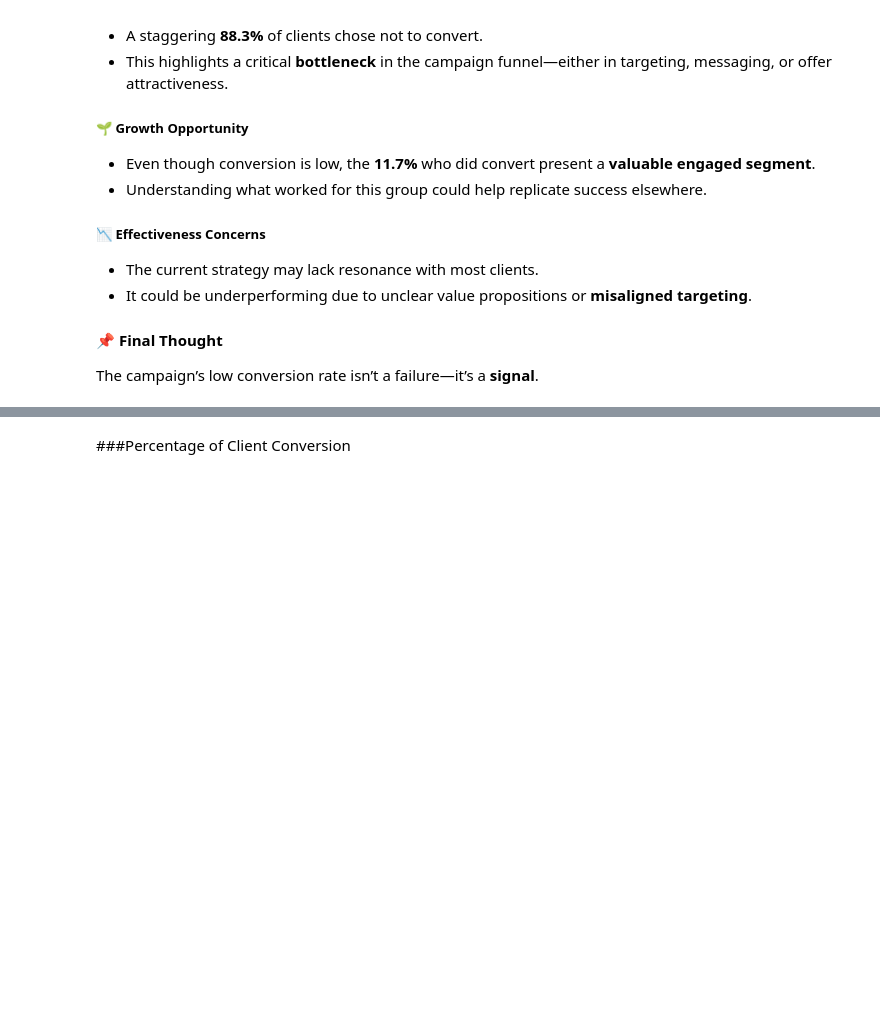
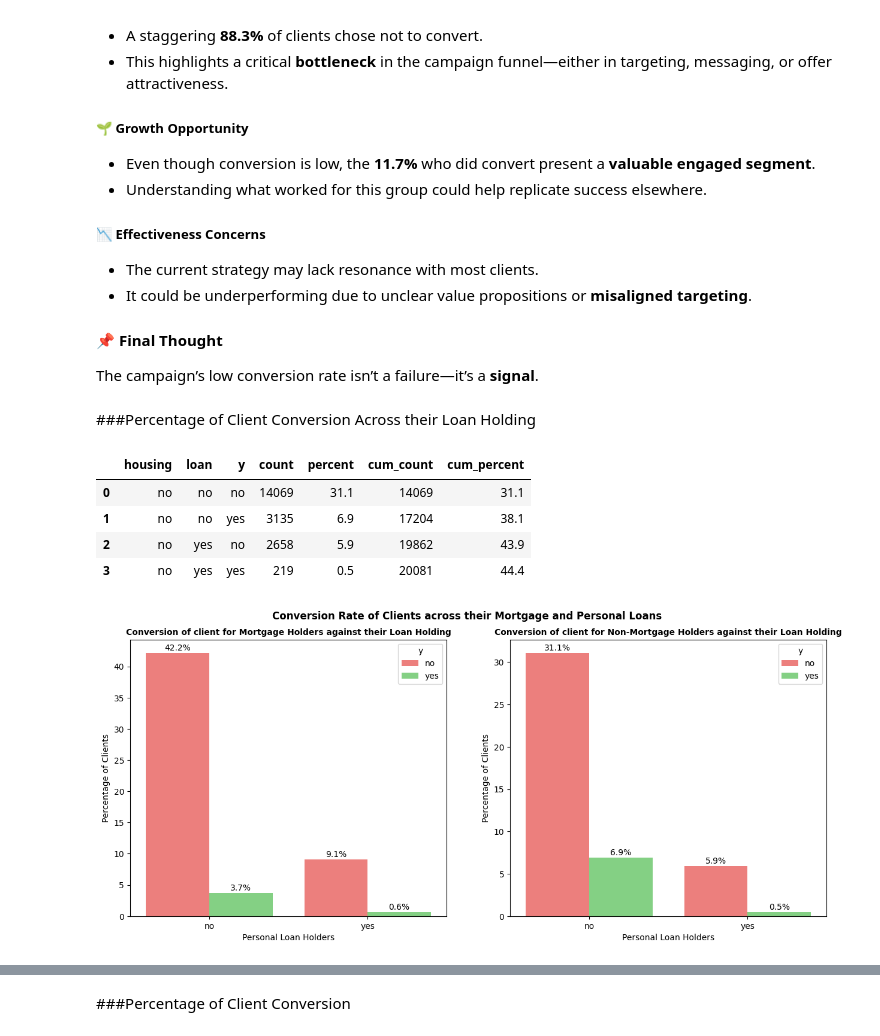
Before and after one commit to chayanbasu007/td_cross_sell_model, a Jupyter notebook: TD_Cross_Sell_Model.ipynb, the cells around one changed output, grey strips where cells are left out. Cells and saved outputs as stored; diff of their text form; code cells hidden in the pictures; blank space fills up the shorter version.

```diff
--- a/TD_Cross_Sell_Model.ipynb
+++ b/TD_Cross_Sell_Model.ipynb
@@ -514,3 +514,44 @@ plt.show()
 
 #### 📌 Final Thought
 The campaign’s low conversion rate isn’t a failure—it’s a **signal**.
+# %% [markdown]
+###Percentage of Client Conversion Across their Loan Holding
+# %%
+#Table,
+loan_conversion_df = df.groupby(['housing','loan','y']).size().reset_index()
+loan_conversion_df.rename(columns= {0:'count'}, inplace= True)
+
+loan_conversion_df['percent'] = ((loan_conversion_df['count']/loan_conversion_df['count'].sum())*100).round(1)
+loan_conversion_df['cum_count'] = loan_conversion_df['count'].cumsum()
+loan_conversion_df['cum_percent'] = ((loan_conversion_df['cum_count']/loan_df['count'].sum())*100).round(1)
+
+display(loan_conversion_df[loan_conversion_df['housing']=='no'])
+
+#Figure1
+fig,axes = plt.subplots(1,2,figsize =(15,6))
+
+sns.barplot(data =loan_conversion_df[loan_conversion_df['housing']=='yes'], x= 'loan', y='percent', hue ='y', ax =axes[0], palette= custom_palette)
+for container in axes[0].containers:
+  axes[0].bar_label(container, fmt='%.1f%%', label_type='edge', padding=1)
+axes[0].set_xlabel("Personal Loan Holders")
+axes[0].set_ylabel('Percentage of Clients')
+axes[0].set_title('Conversion of client for Mortgage Holders against their Loan Holding',fontsize = 10, fontweight ='bold')
+
+#Figure2
+sns.barplot(data =loan_conversion_df[loan_conversion_df['housing']=='no'], x= 'loan', y='percent', hue ='y', ax =axes[1],palette= custom_palette)
+for container in axes[1].containers:
+  axes[1].bar_label(container, fmt='%.1f%%', label_type='edge', padding=1)
+
+axes[1].set_xlabel("Personal Loan Holders")
+axes[1].set_ylabel('Percentage of Clients')
+axes[1].set_title('Conversion of client for Non-Mortgage Holders against their Loan Holding', fontsize = 10, fontweight ='bold')
+
+plt.suptitle('Conversion Rate of Clients across their Mortgage and Personal Loans',fontsize = 12, fontweight ='bold',y=0.96, x=0.5,ha ='center', va ='top')
+plt.show()
+# %% [output]
+|  | housing | loan | y | count | percent | cum_count | cum_percent |
+| 0 | no | no | no | 14069 | 31.1 | 14069 | 31.1 |
+| 1 | no | no | yes | 3135 | 6.9 | 17204 | 38.1 |
+| 2 | no | yes | no | 2658 | 5.9 | 19862 | 43.9 |
+| 3 | no | yes | yes | 219 | 0.5 | 20081 | 44.4 |
+[figure, added]
```
Also changed, not shown: parts of 26 cells of this notebook.
